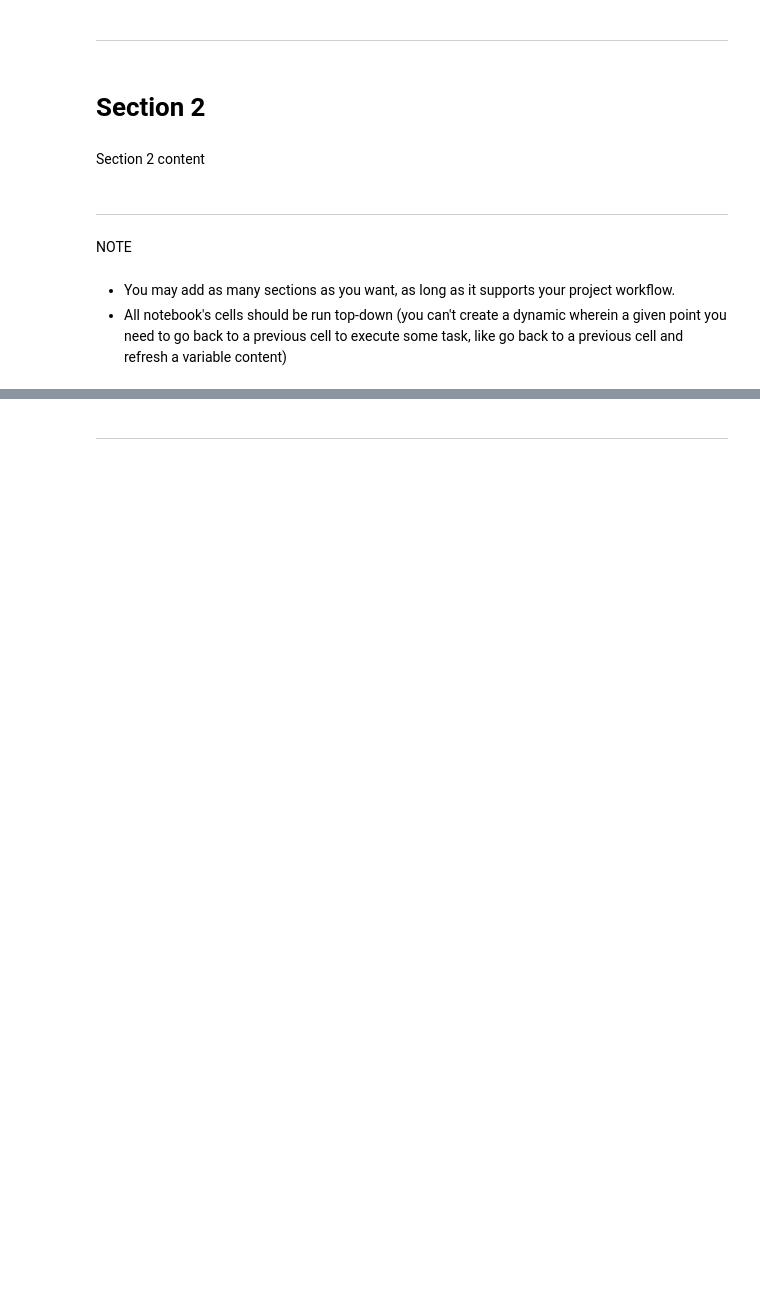
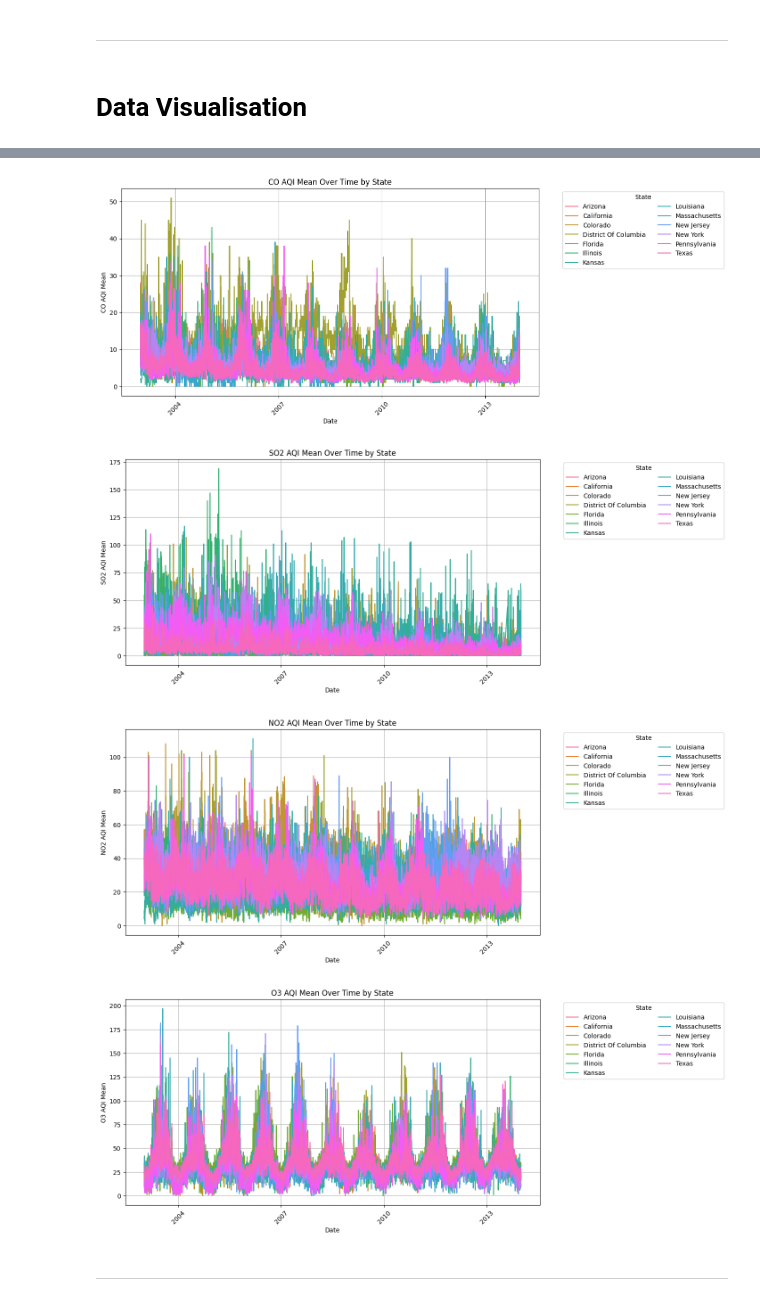
Before and after one commit to tamikamqhum/March_Team_Project, a Jupyter notebook: jupyter_notebooks/HS-Notebook_Template.ipynb, the cells around one changed output, grey strips where cells are left out. Drawn from its saved outputs; the diff is of its cells as text; code cells hidden in the pictures; blank space fills up the shorter version.

Commit message:
Main updated zip file, basic visualisations, now starting on hypotheses+visualisations+explanation

```diff
--- a/jupyter_notebooks/HS-Notebook_Template.ipynb
+++ b/jupyter_notebooks/HS-Notebook_Template.ipynb
@@ -543,22 +671,32 @@ print(aggregated_pollution.head())
 # %%
-# Group by State and Date Local, then calculate mean, max, and range for CO AQI and SO2 AQI
+# Ensure Date Local is in datetime format
+filtered_pollution["Date Local"] = pd.to_datetime(filtered_pollution["Date Local"])
+
+# Group by State and Date Local, then calculate mean, max, and range for CO, SO2, NO2, and O3 AQI
 state_aqi_summary = (
     filtered_pollution.groupby(["State", "Date Local"])
     .agg({
-        "CO AQI": ["mean", "max", lambda x: x.max() - x.min()],
-        "SO2 AQI": ["mean", "max", lambda x: x.max() - x.min()]
+        "CO AQI": ["mean", "max", np.ptp],
+        "SO2 AQI": ["mean", "max", np.ptp],
+        "NO2 AQI": ["mean", "max", np.ptp],
+        "O3 AQI": ["mean", "max", np.ptp]
     })
 )
 
 # Rename the columns
 state_aqi_summary.columns = [
     "CO AQI Mean", "CO AQI Max", "CO AQI Range",
-    "SO2 AQI Mean", "SO2 AQI Max", "SO2 AQI Range"
+    "SO2 AQI Mean", "SO2 AQI Max", "SO2 AQI Range",
+    "NO2 AQI Mean", "NO2 AQI Max", "NO2 AQI Range",
+    "O3 AQI Mean", "O3 AQI Max", "O3 AQI Range"
 ]
 
 # Reset index
 state_aqi_summary = state_aqi_summary.reset_index()
 
+# ✅ Check if all years from 2003-2013 are present
+print("Years in state_aqi_summary:", state_aqi_summary["Date Local"].dt.year.unique())
+
 # Display the first few rows
 print(state_aqi_summary.head())
 # %% [output]
@@ -650,13 +783,40 @@ print(state_overall_spread.head())
 # %% [markdown]
 ---
-# %% [markdown]
-# Section 2
-# %% [markdown]
-Section 2 content
 # %% [markdown]
----
+# Data Visualisation
-# %% [markdown]
-NOTE
-# %% [markdown]
-* You may add as many sections as you want, as long as it supports your project workflow.
-* All notebook's cells should be run top-down (you can't create a dynamic wherein a given point you need to go back to a previous cell to execute some task, like go back to a previous cell and refresh a variable content)
+# %%
+import matplotlib.dates as mdates
+
+# Ensure Date Local is in datetime format
+state_aqi_summary["Date Local"] = pd.to_datetime(state_aqi_summary["Date Local"])
+
+# Check if the full date range (2003-2013) exists
+print("Min Date:", state_aqi_summary["Date Local"].min())
+print("Max Date:", state_aqi_summary["Date Local"].max())
+
+# Define a function to plot AQI trends with better date formatting
+def plot_aqi_trend(y_col, y_label, title):
+    plt.figure(figsize=(12, 6))
+    sns.lineplot(data=state_aqi_summary, x="Date Local", y=y_col, hue="State", linewidth=1.5)
+
+    # Formatting
+    plt.xlabel("Date")
+    plt.ylabel(y_label)
+    plt.title(title)
+
+    # Adjust x-axis to show fewer labels (every 3 years instead of 2)
+    plt.xticks(rotation=45)
+    plt.gca().xaxis.set_major_locator(mdates.YearLocator(3))  # Show ticks every 3 years
+    plt.gca().xaxis.set_major_formatter(mdates.DateFormatter("%Y"))  # Show only the year
+
+    # Improve legend readability if too many states
+    plt.legend(title="State", bbox_to_anchor=(1.05, 1), loc='upper left', ncol=2)
+    plt.grid(True)
+    plt.show()
+
+# Plot AQI trends for all four pollutants
+plot_aqi_trend("CO AQI Mean", "CO AQI Mean", "CO AQI Mean Over Time by State")
+plot_aqi_trend("SO2 AQI Mean", "SO2 AQI Mean", "SO2 AQI Mean Over Time by State")
+plot_aqi_trend("NO2 AQI Mean", "NO2 AQI Mean", "NO2 AQI Mean Over Time by State")
+plot_aqi_trend("O3 AQI Mean", "O3 AQI Mean", "O3 AQI Mean Over Time by State")
+# %% [output]
@@ -663,3 +825,7 @@ NOTE
+[figure, added]
+[figure, added]
+[figure, added]
+[figure, added]
 # %% [markdown]
 ---
 # %% [markdown]
```
Also changed, not shown: parts of 13 cells of this notebook, 1 other file.
